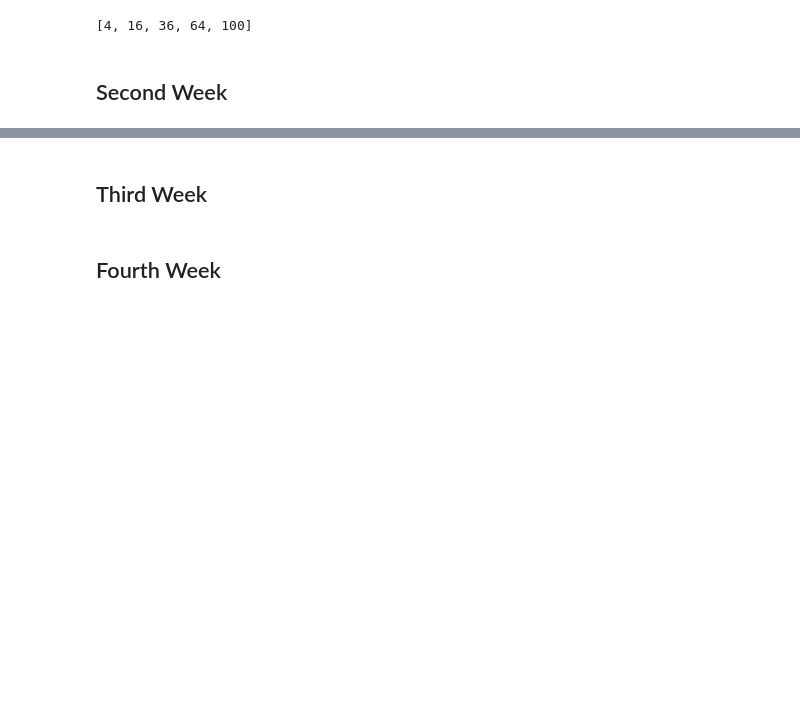
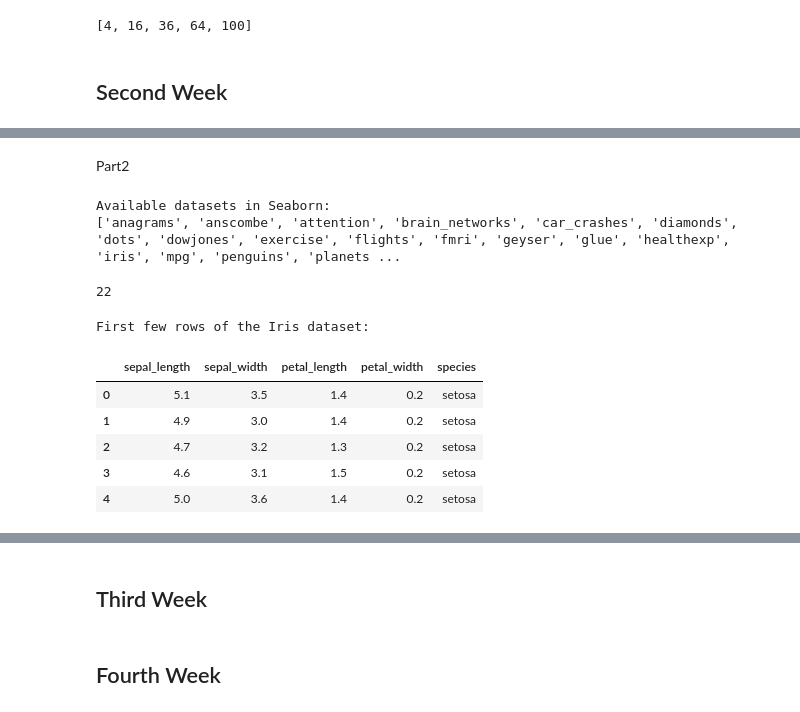
Before and after one commit to Monta243/Python1, a Jupyter notebook: Masar_Camp.ipynb, the cells around one changed output, grey strips where cells are left out. Drawn from its saved outputs; the diff is of its cells as text; code cells hidden in the pictures; blank space fills up the shorter version.

```diff
--- a/Masar_Camp.ipynb
+++ b/Masar_Camp.ipynb
@@ -523,0 +539,34 @@ print(result)
+# %% [markdown]
+Part2
+# %%
+import seaborn as sns
+
+# Get the list of available datasets in Seaborn
+datasets = sns.get_dataset_names()
+
+# Print the list of datasets
+print("Available datasets in Seaborn:")
+print(datasets)
+len(datasets)
+# %% [output]
+Available datasets in Seaborn:
+['anagrams', 'anscombe', 'attention', 'brain_networks', 'car_crashes', 'diamonds', 'dots', 'dowjones', 'exercise', 'flights', 'fmri', 'geyser', 'glue', 'healthexp', 'iris', 'mpg', 'penguins', 'planets ...
+22
+# %%
+import seaborn as sns
+import pandas as pd
+
+# Load the Iris dataset from seaborn
+iris = sns.load_dataset('iris')
+
+# Display the first few rows of the dataset
+print("First few rows of the Iris dataset:")
+display(iris.head())
+# %% [output]
+First few rows of the Iris dataset:
+|  | sepal_length | sepal_width | petal_length | petal_width | species |
+| 0 | 5.1 | 3.5 | 1.4 | 0.2 | setosa |
+| 1 | 4.9 | 3.0 | 1.4 | 0.2 | setosa |
+| 2 | 4.7 | 3.2 | 1.3 | 0.2 | setosa |
+| 3 | 4.6 | 3.1 | 1.5 | 0.2 | setosa |
+| 4 | 5.0 | 3.6 | 1.4 | 0.2 | setosa |
```
Also changed, not shown: parts of 45 cells of this notebook.
